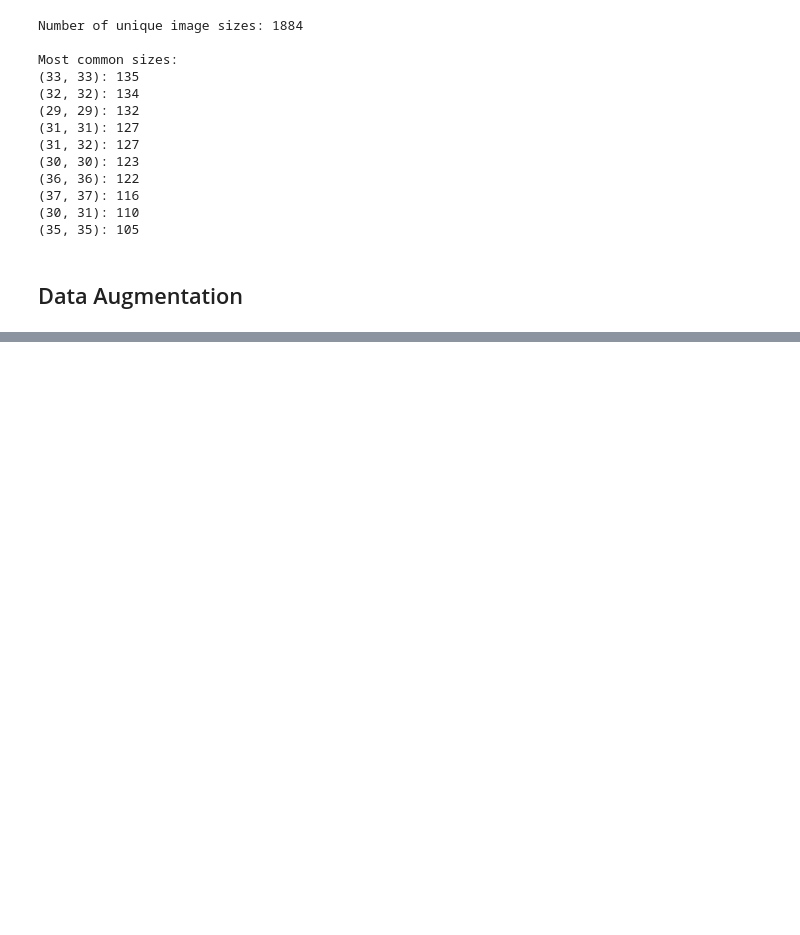
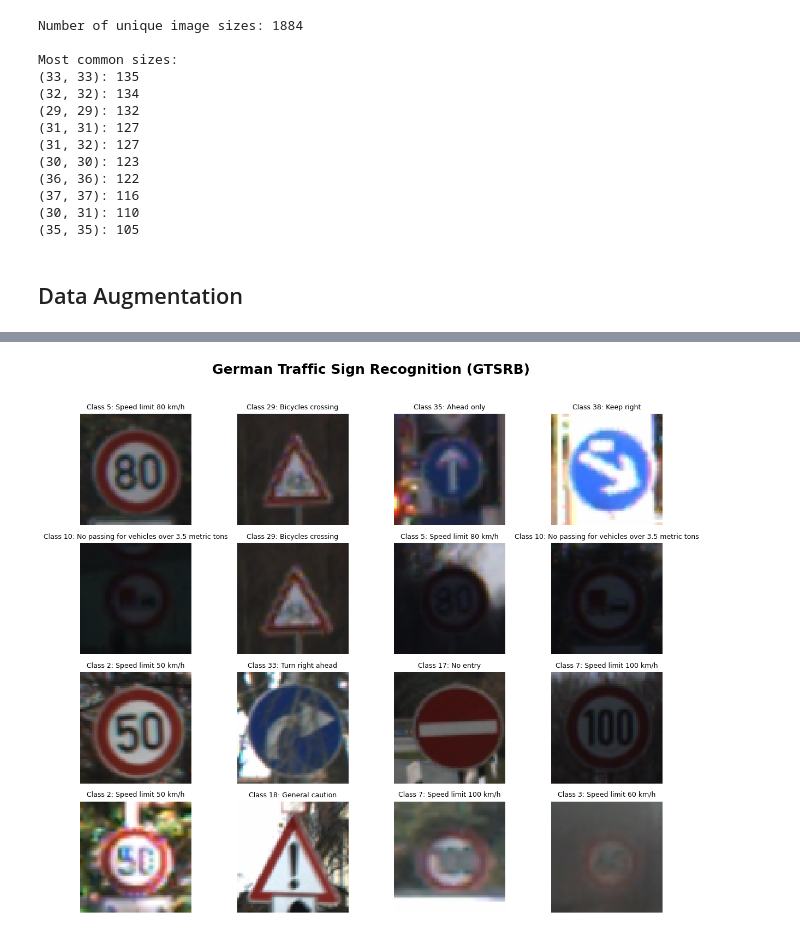
Before and after one commit to RabinPhuyal/Traffic-Sign-Classification-With-Pytorch, a Jupyter notebook: Traffic_Sign_Classification_With_PyTorch.ipynb, the cells around one changed output, grey strips where cells are left out. Drawn from its saved outputs; the diff is of its cells as text; code cells hidden in the pictures; blank space fills up the shorter version.

Commit message:
Exported Visualization Image

```diff
--- a/Traffic_Sign_Classification_With_PyTorch.ipynb
+++ b/Traffic_Sign_Classification_With_PyTorch.ipynb
@@ -1078,0 +1184,68 @@ Epoch: 10/10 |Train loss: 0.3569 |Train acc: 89.24% |Val loss: 0.4676 |Val acc:
+# %%
+import matplotlib.pyplot as plt
+import numpy as np
+import torch
+import random
+
+# Use your existing training dataset
+# Example: train_dataset = your GTSRB training dataset
+
+num_images = 16
+indices = random.sample(range(len(train_dataset)), num_images)
+
+fig, axes = plt.subplots(4, 4, figsize=(12, 10))
+
+for ax, idx in zip(axes.flat, indices):
+    image, label = train_dataset[idx]
+
+    # Convert image tensor [C, H, W] to [H, W, C]
+    if isinstance(image, torch.Tensor):
+        image = image.detach().cpu()
+
+        # Undo normalization if your dataset applies Normalize()
+        # Replace these values with your actual mean and std.
+        if image.ndim == 3 and image.shape[0] == 3:
+            mean = torch.tensor(
+                [0.3416, 0.3125, 0.3215]
+            ).view(3, 1, 1)
+
+            std = torch.tensor(
+                [0.2026, 0.1995, 0.2089]
+            ).view(3, 1, 1)
+
+            image = image * std + mean
+            image = image.clamp(0, 1)
+            image = image.permute(1, 2, 0).numpy()
+
+    # Get readable class name
+    label = int(label)
+    class_name = class_names[label]
+
+    ax.imshow(image)
+    ax.set_title(
+        f"Class {label}: {class_name}",
+        fontsize=9,
+        pad=6
+    )
+    ax.axis("off")
+
+fig.suptitle(
+    "German Traffic Sign Recognition (GTSRB)",
+    fontsize=18,
+    fontweight="bold",
+    y=1.02
+)
+
+plt.tight_layout()
+
+# Export at high resolution for LinkedIn
+plt.savefig(
+    "gtsrb_dataset_grid.png",
+    dpi=300,
+    bbox_inches="tight",
+    facecolor="white"
+)
+
+plt.show()
+# %% [output]
+[figure, added]
```
Also changed, not shown: parts of 22 cells of this notebook.
